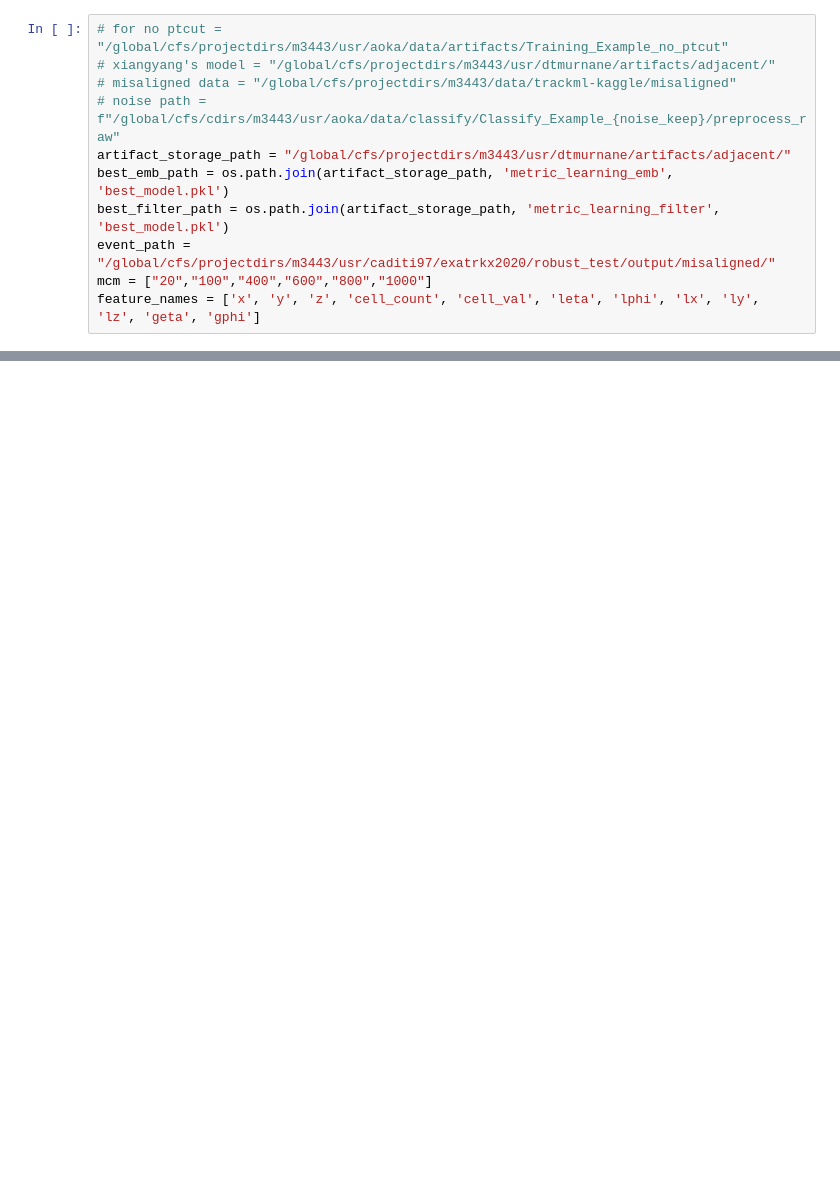
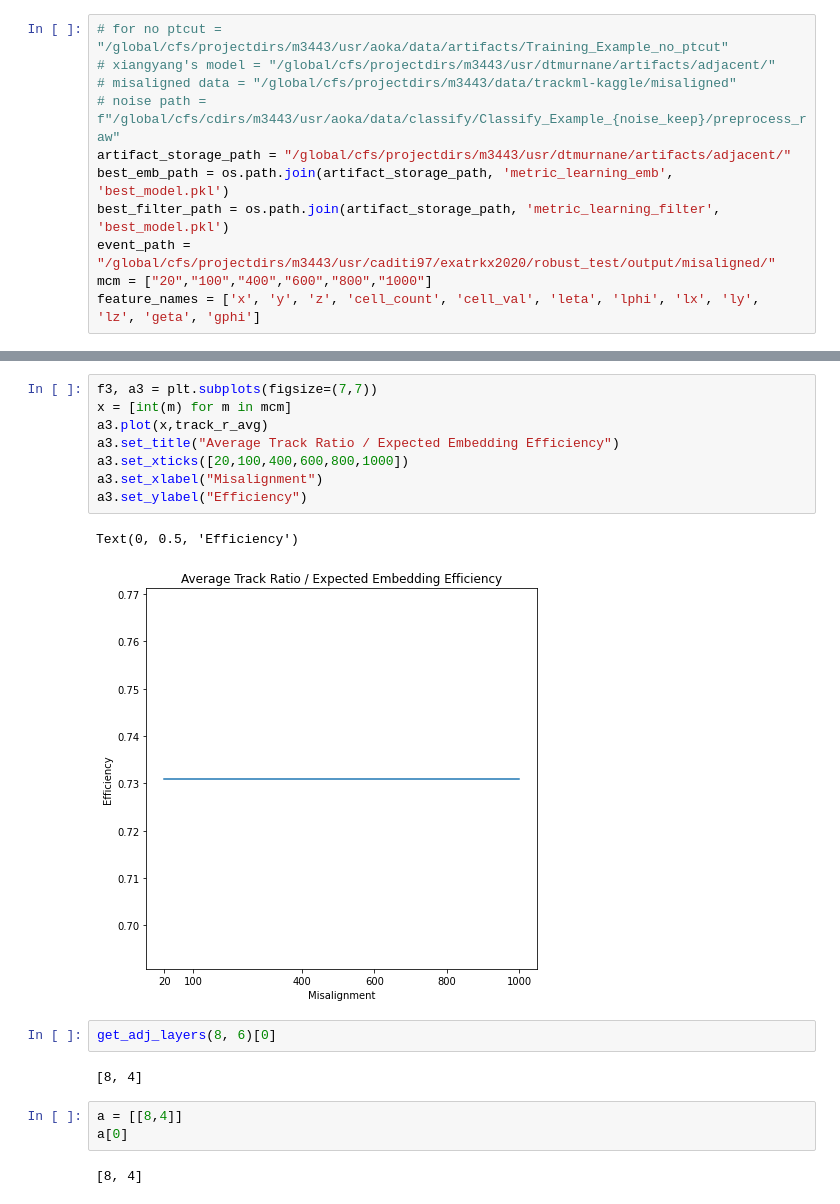
Before and after one commit to wantan244/exatrkx-ctd2020, a Jupyter notebook: notebooks/misaligned.ipynb, the cells around one changed output, grey strips where cells are left out. Saved outputs shown, nothing was run; the diff lists cells and outputs as text; blank space fills up the shorter version.

```diff
--- a/notebooks/misaligned.ipynb
+++ b/notebooks/misaligned.ipynb
@@ -157,0 +314,20 @@ emb_eff_o
+# %%
+f3, a3 = plt.subplots(figsize=(7,7))
+x = [int(m) for m in mcm]
+a3.plot(x,track_r_avg)
+a3.set_title("Average Track Ratio / Expected Embedding Efficiency")
+a3.set_xticks([20,100,400,600,800,1000])
+a3.set_xlabel("Misalignment")
+a3.set_ylabel("Efficiency")
+# %% [output]
+Text(0, 0.5, 'Efficiency')
+[figure, added]
+# %%
+get_adj_layers(8, 6)[0]
+# %% [output]
+[8, 4]
+# %%
+a = [[8,4]]
+a[0]
+# %% [output]
+[8, 4]
```
Also changed, not shown: parts of 30 cells of this notebook.
